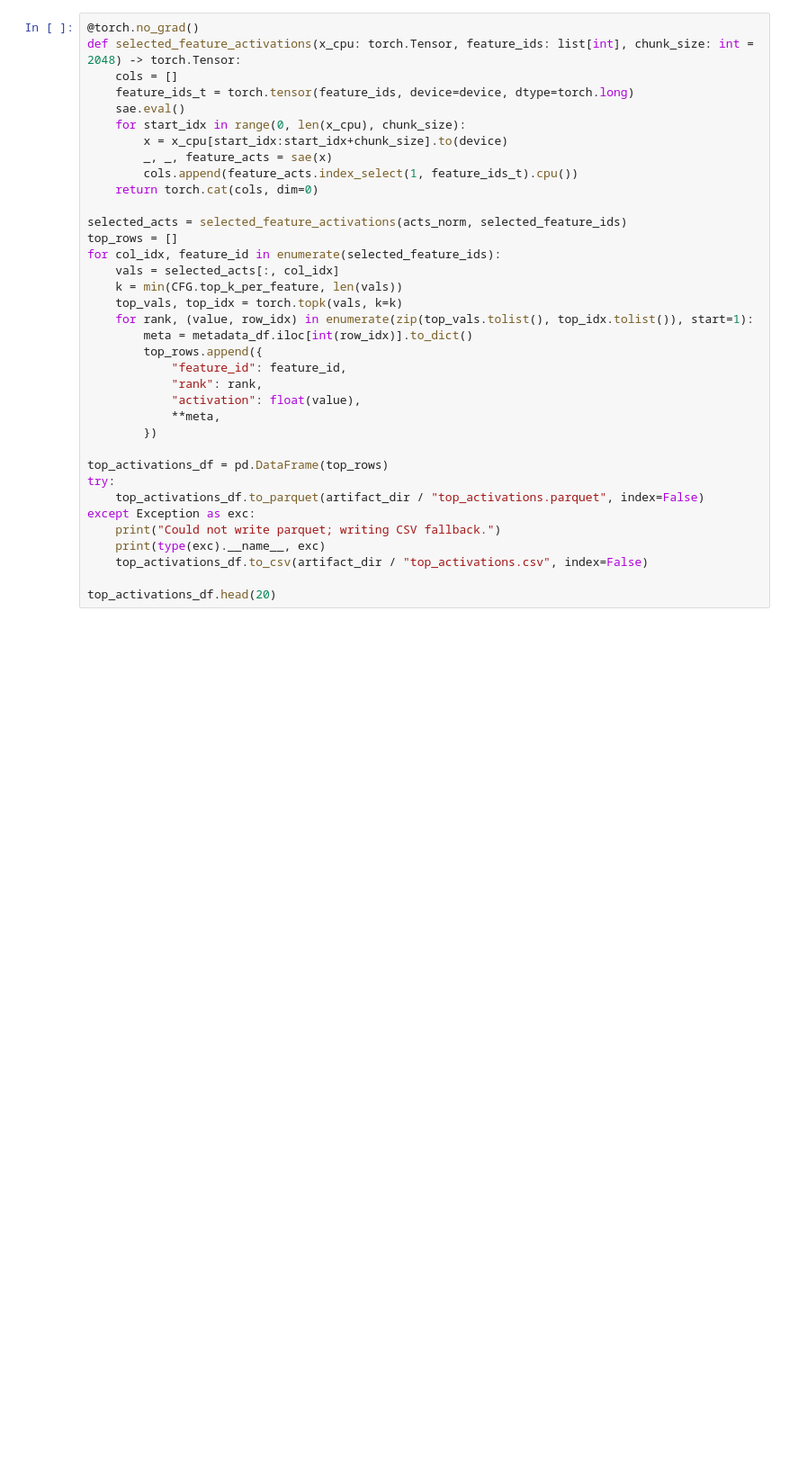
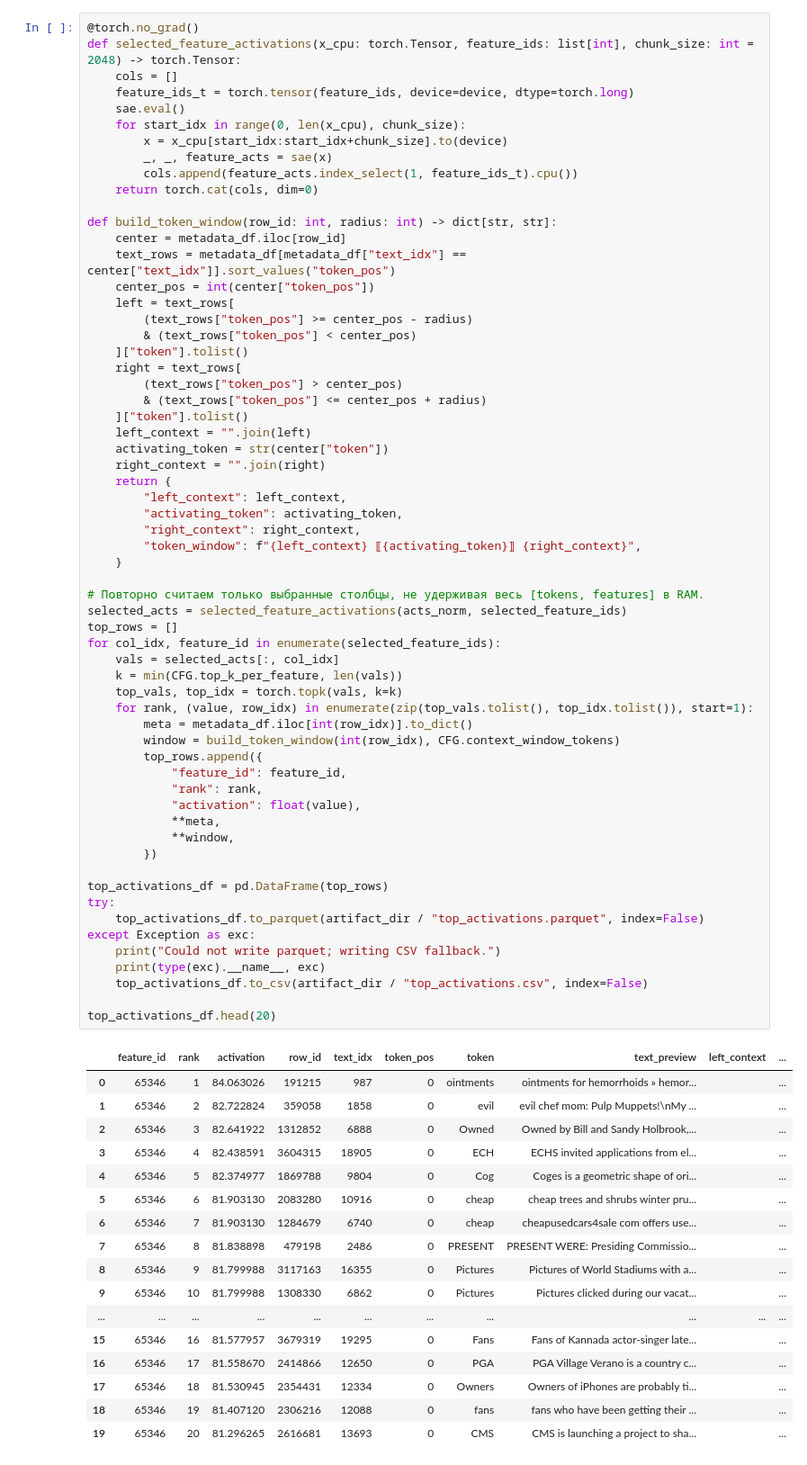
Before and after one commit to adpakw/llm-xai, a Jupyter notebook: Qwen_Scaling_Monosemanticity_Replication.ipynb, the cells around one changed output. Shown at 90% size. Cells and saved outputs as stored; diff of their text form; blank space fills up the shorter version.

```diff
--- a/Qwen_Scaling_Monosemanticity_Replication.ipynb
+++ b/Qwen_Scaling_Monosemanticity_Replication.ipynb
@@ -516,33 +741,76 @@ def selected_feature_activations(x_cpu: torch.Tensor, feature_ids: list[int], ch
     for start_idx in range(0, len(x_cpu), chunk_size):
         x = x_cpu[start_idx:start_idx+chunk_size].to(device)
         _, _, feature_acts = sae(x)
         cols.append(feature_acts.index_select(1, feature_ids_t).cpu())
     return torch.cat(cols, dim=0)
 
+def build_token_window(row_id: int, radius: int) -> dict[str, str]:
+    center = metadata_df.iloc[row_id]
+    text_rows = metadata_df[metadata_df["text_idx"] == center["text_idx"]].sort_values("token_pos")
+    center_pos = int(center["token_pos"])
+    left = text_rows[
+        (text_rows["token_pos"] >= center_pos - radius)
+        & (text_rows["token_pos"] < center_pos)
+    ]["token"].tolist()
+    right = text_rows[
+        (text_rows["token_pos"] > center_pos)
+        & (text_rows["token_pos"] <= center_pos + radius)
+    ]["token"].tolist()
+    left_context = "".join(left)
+    activating_token = str(center["token"])
+    right_context = "".join(right)
+    return {
+        "left_context": left_context,
+        "activating_token": activating_token,
+        "right_context": right_context,
+        "token_window": f"{left_context} ⟦{activating_token}⟧ {right_context}",
+    }
+
+# Повторно считаем только выбранные столбцы, не удерживая весь [tokens, features] в RAM.
 selected_acts = selected_feature_activations(acts_norm, selected_feature_ids)
 top_rows = []
 for col_idx, feature_id in enumerate(selected_feature_ids):
     vals = selected_acts[:, col_idx]
     k = min(CFG.top_k_per_feature, len(vals))
     top_vals, top_idx = torch.topk(vals, k=k)
     for rank, (value, row_idx) in enumerate(zip(top_vals.tolist(), top_idx.tolist()), start=1):
         meta = metadata_df.iloc[int(row_idx)].to_dict()
+        window = build_token_window(int(row_idx), CFG.context_window_tokens)
         top_rows.append({
             "feature_id": feature_id,
             "rank": rank,
             "activation": float(value),
             **meta,
+            **window,
         })
 
 top_activations_df = pd.DataFrame(top_rows)
 try:
     top_activations_df.to_parquet(artifact_dir / "top_activations.parquet", index=False)
 except Exception as exc:
     print("Could not write parquet; writing CSV fallback.")
     print(type(exc).__name__, exc)
     top_activations_df.to_csv(artifact_dir / "top_activations.csv", index=False)
 
 top_activations_df.head(20)
+# %% [output]
+|  | feature_id | rank | activation | row_id | text_idx | token_pos | token | text_preview | left_context | ... |
+| 0 | 65346 | 1 | 84.063026 | 191215 | 987 | 0 | ointments | ointments for hemorrhoids » hemor... |  | ... |
+| 1 | 65346 | 2 | 82.722824 | 359058 | 1858 | 0 | evil | evil chef mom: Pulp Muppets!\nMy ... |  | ... |
+| 2 | 65346 | 3 | 82.641922 | 1312852 | 6888 | 0 | Owned | Owned by Bill and Sandy Holbrook,... |  | ... |
+| 3 | 65346 | 4 | 82.438591 | 3604315 | 18905 | 0 | ECH | ECHS invited applications from el... |  | ... |
+| 4 | 65346 | 5 | 82.374977 | 1869788 | 9804 | 0 | Cog | Coges is a geometric shape of ori... |  | ... |
+| 5 | 65346 | 6 | 81.903130 | 2083280 | 10916 | 0 | cheap | cheap trees and shrubs winter pru... |  | ... |
+| 6 | 65346 | 7 | 81.903130 | 1284679 | 6740 | 0 | cheap | cheapusedcars4sale com offers use... |  | ... |
+| 7 | 65346 | 8 | 81.838898 | 479198 | 2486 | 0 | PRESENT | PRESENT WERE: Presiding Commissio... |  | ... |
+| 8 | 65346 | 9 | 81.799988 | 3117163 | 16355 | 0 | Pictures | Pictures of World Stadiums with a... |  | ... |
+| 9 | 65346 | 10 | 81.799988 | 1308330 | 6862 | 0 | Pictures | Pictures clicked during our vacat... |  | ... |
+| ... | ... | ... | ... | ... | ... | ... | ... | ... | ... | ... |
+| 15 | 65346 | 16 | 81.577957 | 3679319 | 19295 | 0 | Fans | Fans of Kannada actor-singer late... |  | ... |
+| 16 | 65346 | 17 | 81.558670 | 2414866 | 12650 | 0 | PGA | PGA Village Verano is a country c... |  | ... |
+| 17 | 65346 | 18 | 81.530945 | 2354431 | 12334 | 0 | Owners | Owners of iPhones are probably ti... |  | ... |
+| 18 | 65346 | 19 | 81.407120 | 2306216 | 12088 | 0 | fans | fans who have been getting their ... |  | ... |
+| 19 | 65346 | 20 | 81.296265 | 2616681 | 13693 | 0 | CMS | CMS is launching a project to sha... |  | ... |
 # %%
 def activation_to_color(value: float, max_value: float) -> str:
     if max_value <= 0:
```
Also changed, not shown: parts of 53 cells of this notebook, 3 other files.
